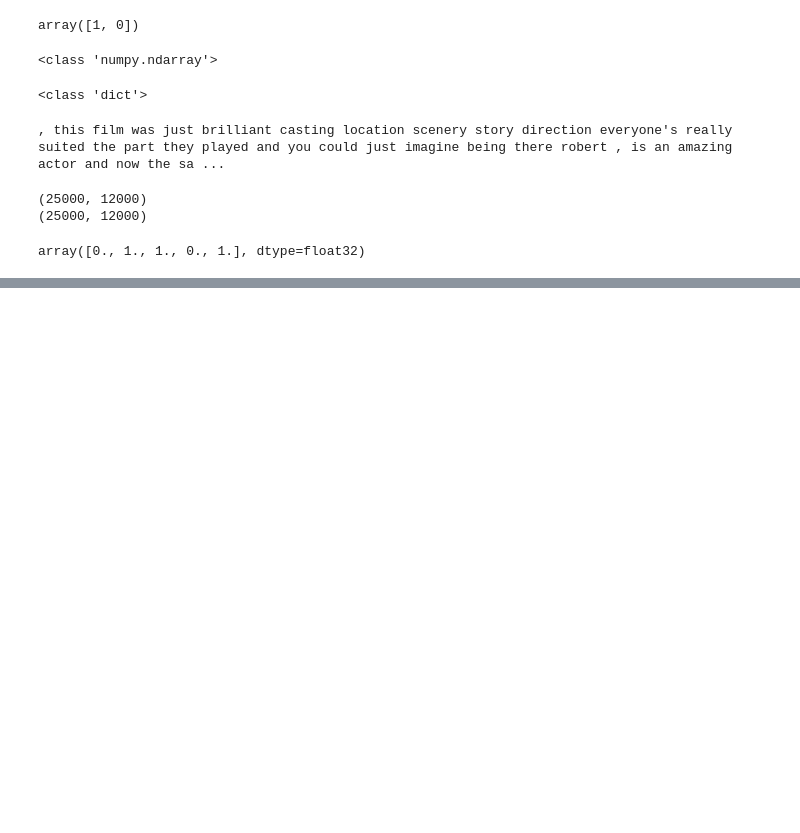
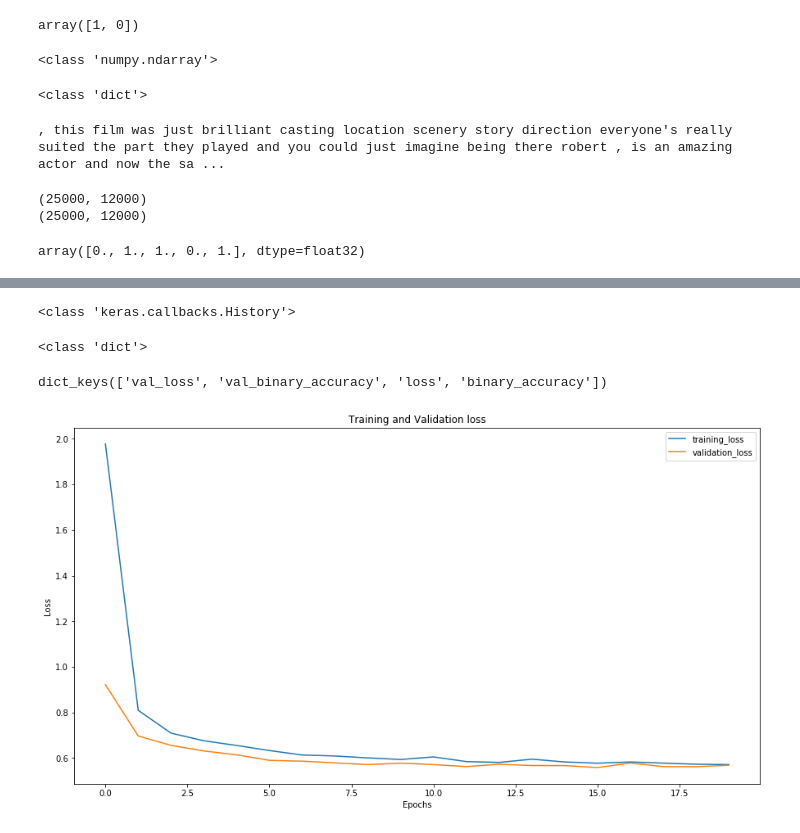
Before and after one commit to mkumar73/neural-nets, a Jupyter notebook: 23.imdb_review_sentiment_analysis.ipynb, the cells around one changed output, grey strips where cells are left out. Cells and saved outputs as stored; diff of their text form; code cells hidden in the pictures; blank space fills up the shorter version.

Commit message:
training, validation & testing

```diff
--- a/23.imdb_review_sentiment_analysis.ipynb
+++ b/23.imdb_review_sentiment_analysis.ipynb
@@ -71,0 +113,13 @@ array([0., 1., 1., 0., 1.], dtype=float32)
+# %%
+loss = losses.binary_crossentropy
+opt = optimizers.adam(lr=0.001)
+accuracy = metrics.binary_accuracy
+# %%
+model.compile(loss=loss, optimizer=opt, metrics=[accuracy])
+# %%
+history = model.fit(train_X, train_Y,
+                   epochs = 20,
+                   batch_size = 512,
+                   verbose = 2,
+                   validation_data = (val_X, val_Y)
+                   )
@@ -71,0 +144,24 @@ array([0., 1., 1., 0., 1.], dtype=float32)
+# %%
+print(type(history))
+# %% [output]
+<class 'keras.callbacks.History'>
+# %%
+print(type(history.history))
+# %% [output]
+<class 'dict'>
+# %%
+print(history.history.keys())
+# %% [output]
+dict_keys(['val_loss', 'val_binary_accuracy', 'loss', 'binary_accuracy'])
+# %%
+plt.rcParams['figure.figsize'] = 15, 8
+# %%
+plt.plot(history.history['loss'], label = 'training_loss')
+plt.plot(history.history['val_loss'], label = 'validation_loss')
+plt.xlabel('Epochs')
+plt.ylabel('Loss')
+plt.title('Training and Validation loss')
+plt.legend()
+plt.show()
+# %% [output]
+[figure, added]
```
Also changed, not shown: parts of 11 cells of this notebook.
